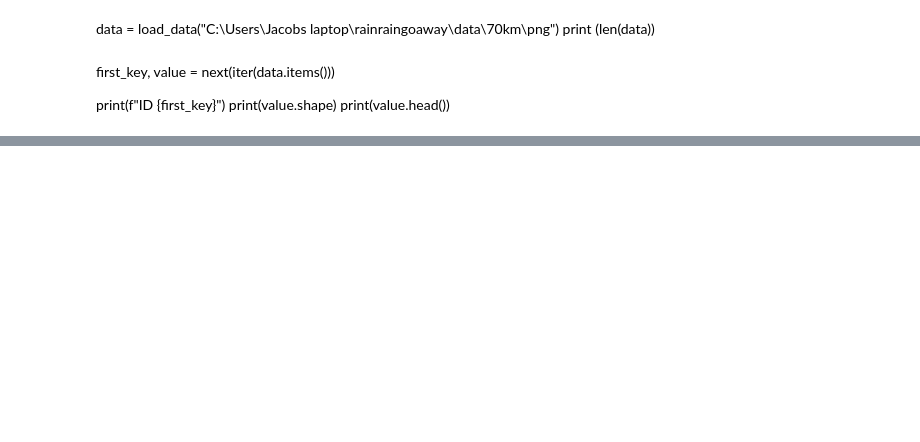
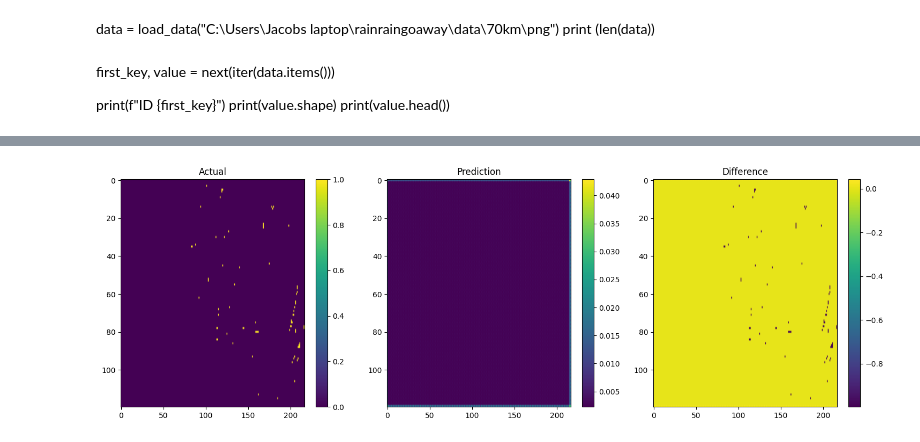
Before and after one commit to ilove-datascience/rainraingoaway, a Jupyter notebook: src/test.ipynb, the cells around one changed output, grey strips where cells are left out. Saved outputs shown, nothing was run; the diff lists cells and outputs as text; code cells hidden in the pictures; blank space fills up the shorter version.

Commit message:
updated test notebooks

```diff
--- a/src/test.ipynb
+++ b/src/test.ipynb
@@ -285,3 +324,53 @@ plt.show()
+# %%
+import matplotlib.pyplot as plt
+import torch
+
+model.eval()
+
+# get one batch
+inputs, labels = next(iter(test_loader),4)
+
+with torch.no_grad():
+    outputs = model(inputs)
+sample_no=6
+# pick one sample from the batch
+pred = outputs[sample_no]
+actual = labels[sample_no]
+
+# if shape is [1, H, W], remove the channel dimension
+if pred.dim() == 3:
+    pred = pred.squeeze(0)
+
+if actual.dim() == 3:
+    actual = actual.squeeze(0)
+
+# move to cpu and convert to numpy
+pred = pred.cpu().numpy()
+actual = actual.cpu().numpy()
+
+diff = pred - actual
+
+plt.figure(figsize=(15, 5))
+
+plt.subplot(1, 3, 1)
+plt.imshow(actual, aspect='auto')
+plt.title("Actual")
+plt.colorbar()
+
+plt.subplot(1, 3, 2)
+plt.imshow(pred, aspect='auto')
+plt.title("Prediction")
+plt.colorbar()
+
+plt.subplot(1, 3, 3)
+plt.imshow(diff, aspect='auto')
+plt.title("Difference")
+plt.colorbar()
+
+plt.tight_layout()
+plt.show()
+# %% [output]
+[figure, added]
 # %%
 import matplotlib.pyplot as plt
 import torch
```
Also changed, not shown: parts of 13 cells of this notebook, 1 other file.
